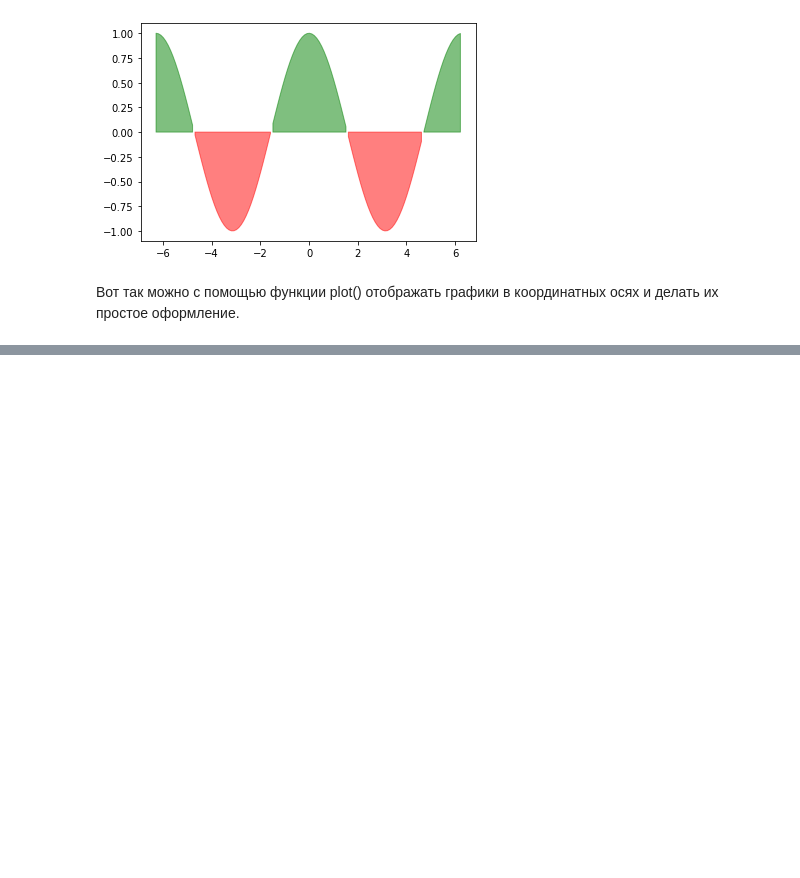
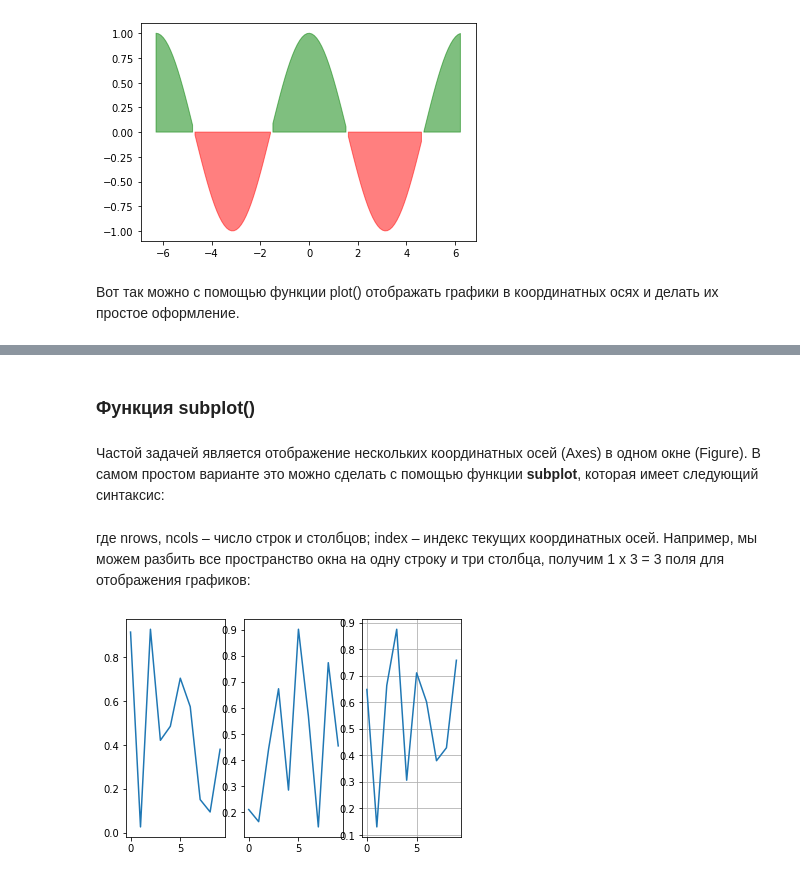
Before and after one commit to VadzimRudzman/pandas_fundamentals, a Jupyter notebook: Matplotlib course.ipynb, the cells around one changed output, grey strips where cells are left out. Saved outputs shown, nothing was run; the diff lists cells and outputs as text; code cells hidden in the pictures; blank space fills up the shorter version.

```diff
--- a/Matplotlib course.ipynb
+++ b/Matplotlib course.ipynb
@@ -205,0 +212,4 @@ plt.fill_between(x, y, where=(y > 0), color='g', alpha=0.5)
+# %% [markdown]
+### Функция subplot()
+# %% [markdown]
+Частой задачей является отображение нескольких координатных осей (Axes) в одном окне (Figure). В самом простом варианте это можно сделать с помощью функции **subplot**, которая имеет следующий синтаксис:
@@ -205,0 +218,15 @@ plt.fill_between(x, y, where=(y > 0), color='g', alpha=0.5)
+# %% [markdown]
+где nrows, ncols – число строк и столбцов; index – индекс текущих координатных осей. Например, мы можем разбить все пространство окна на одну строку и три столбца, получим 1 x 3 = 3 поля для отображения графиков:
+# %%
+plt.subplot(1, 3, 1)
+plt.plot(np.random.random(10))
+
+plt.subplot(1, 3, 2)
+plt.plot(np.random.random(10))
+
+plt.subplot(1, 3, 3)
+plt.plot(np.random.random(10))
+
+plt.grid() # сетка отображается только на последнем графике
+# %% [output]
+[figure, added]
```
Also changed, not shown: parts of 87 cells of this notebook.
